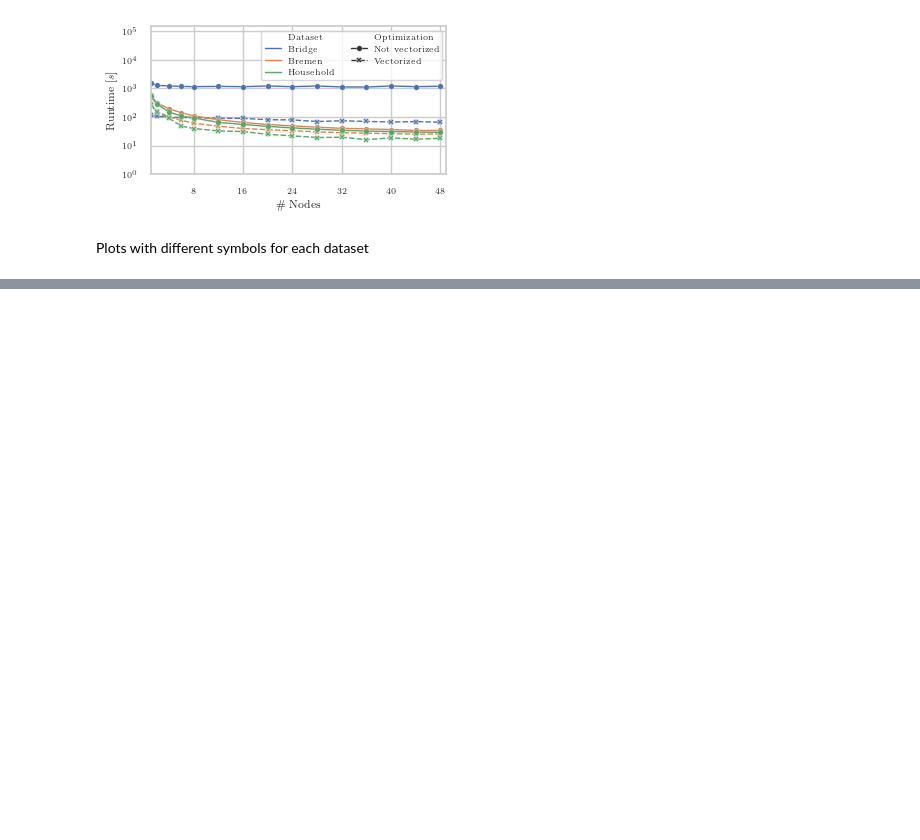
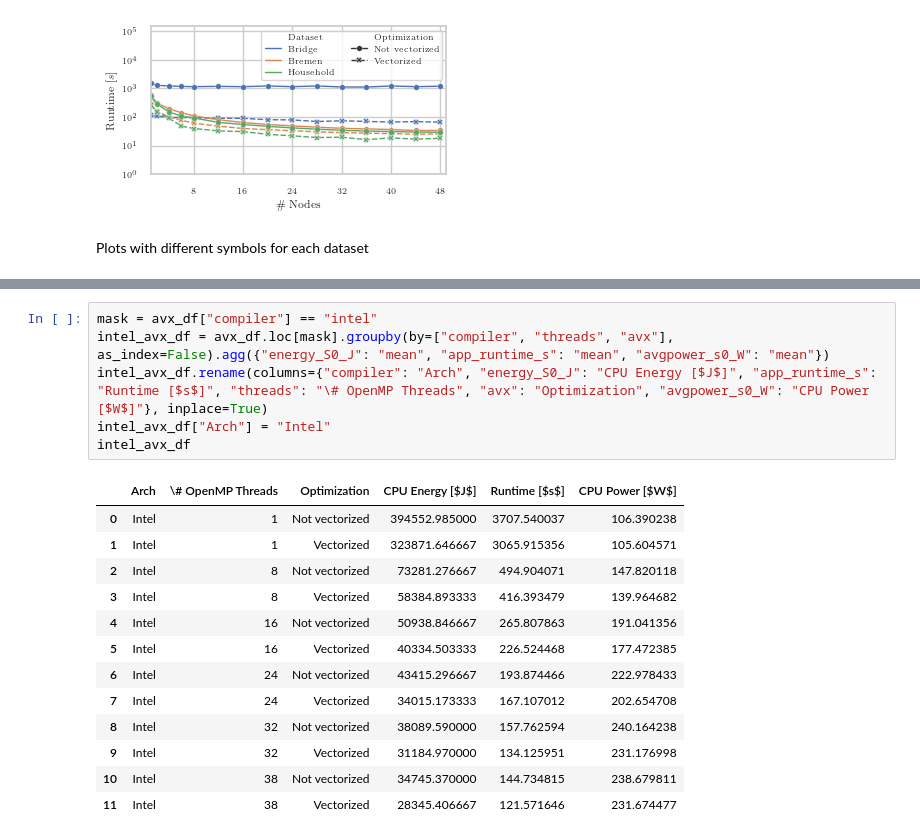
Before and after one commit to JosephArnold/hpdbscan, a Jupyter notebook: plots/VHPDBSCAN-plot.ipynb, the cells around one changed output, grey strips where cells are left out. Drawn from its saved outputs; the diff is of its cells as text; blank space fills up the shorter version.

```diff
--- a/plots/VHPDBSCAN-plot.ipynb
+++ b/plots/VHPDBSCAN-plot.ipynb
@@ -746,0 +804,20 @@ plt.savefig("hybrid_runtime-new.pgf", backend="pgf", dpi=1200)
+# %%
+mask = avx_df["compiler"] == "intel"
+intel_avx_df = avx_df.loc[mask].groupby(by=["compiler", "threads", "avx"], as_index=False).agg({"energy_S0_J": "mean", "app_runtime_s": "mean", "avgpower_s0_W": "mean"})
+intel_avx_df.rename(columns={"compiler": "Arch", "energy_S0_J": "CPU Energy [$J$]", "app_runtime_s": "Runtime [$s$]", "threads": "\# OpenMP Threads", "avx": "Optimization", "avgpower_s0_W": "CPU Power [$W$]"}, inplace=True)
+intel_avx_df["Arch"] = "Intel"
+intel_avx_df
+# %% [output]
+|  | Arch | \# OpenMP Threads | Optimization | CPU Energy [$J$] | Runtime [$s$] | CPU Power [$W$] |
+| 0 | Intel | 1 | Not vectorized | 394552.985000 | 3707.540037 | 106.390238 |
+| 1 | Intel | 1 | Vectorized | 323871.646667 | 3065.915356 | 105.604571 |
+| 2 | Intel | 8 | Not vectorized | 73281.276667 | 494.904071 | 147.820118 |
+| 3 | Intel | 8 | Vectorized | 58384.893333 | 416.393479 | 139.964682 |
+| 4 | Intel | 16 | Not vectorized | 50938.846667 | 265.807863 | 191.041356 |
+| 5 | Intel | 16 | Vectorized | 40334.503333 | 226.524468 | 177.472385 |
+| 6 | Intel | 24 | Not vectorized | 43415.296667 | 193.874466 | 222.978433 |
+| 7 | Intel | 24 | Vectorized | 34015.173333 | 167.107012 | 202.654708 |
+| 8 | Intel | 32 | Not vectorized | 38089.590000 | 157.762594 | 240.164238 |
+| 9 | Intel | 32 | Vectorized | 31184.970000 | 134.125951 | 231.176998 |
+| 10 | Intel | 38 | Not vectorized | 34745.370000 | 144.734815 | 238.679811 |
+| 11 | Intel | 38 | Vectorized | 28345.406667 | 121.571646 | 231.674477 |
```
Also changed, not shown: parts of 16 cells of this notebook.
